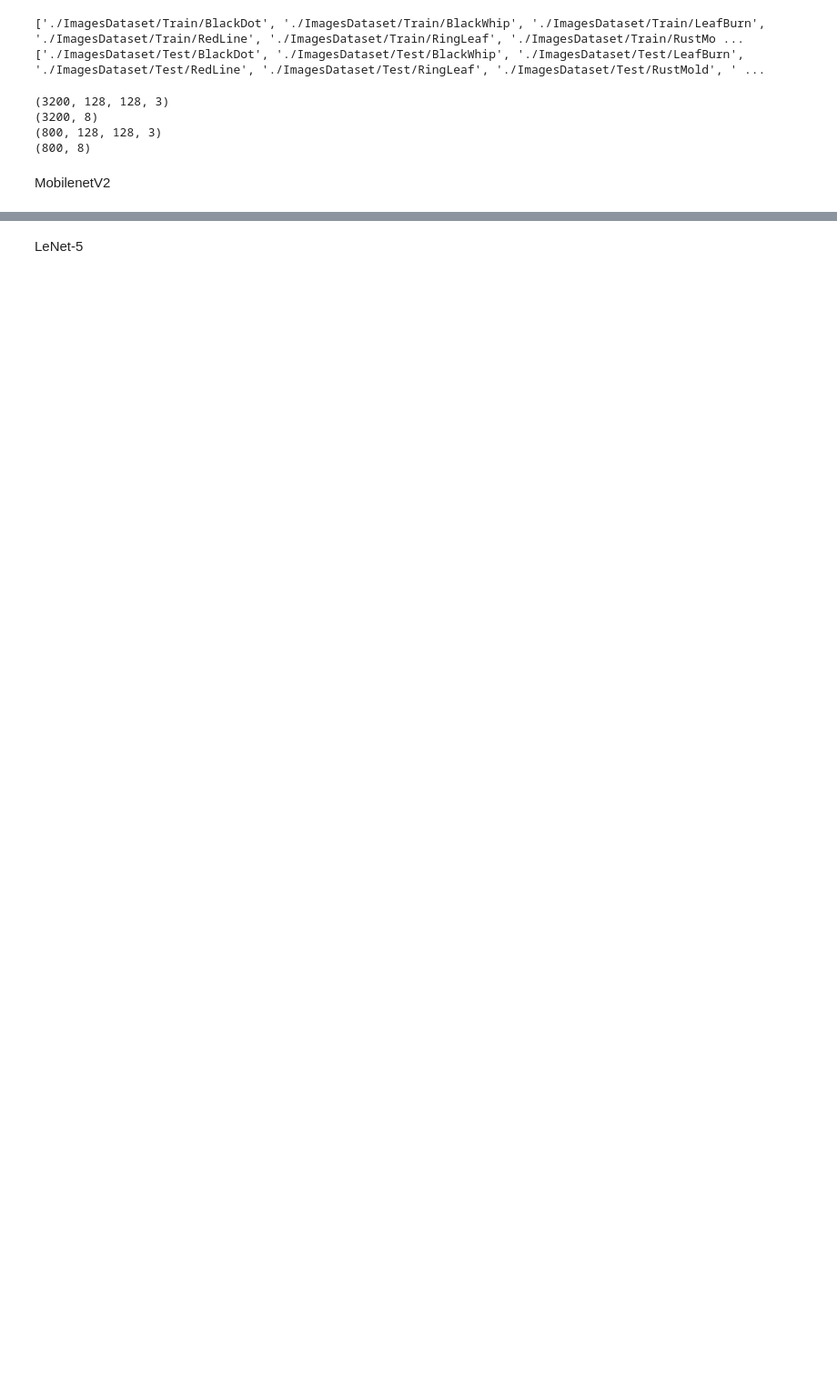
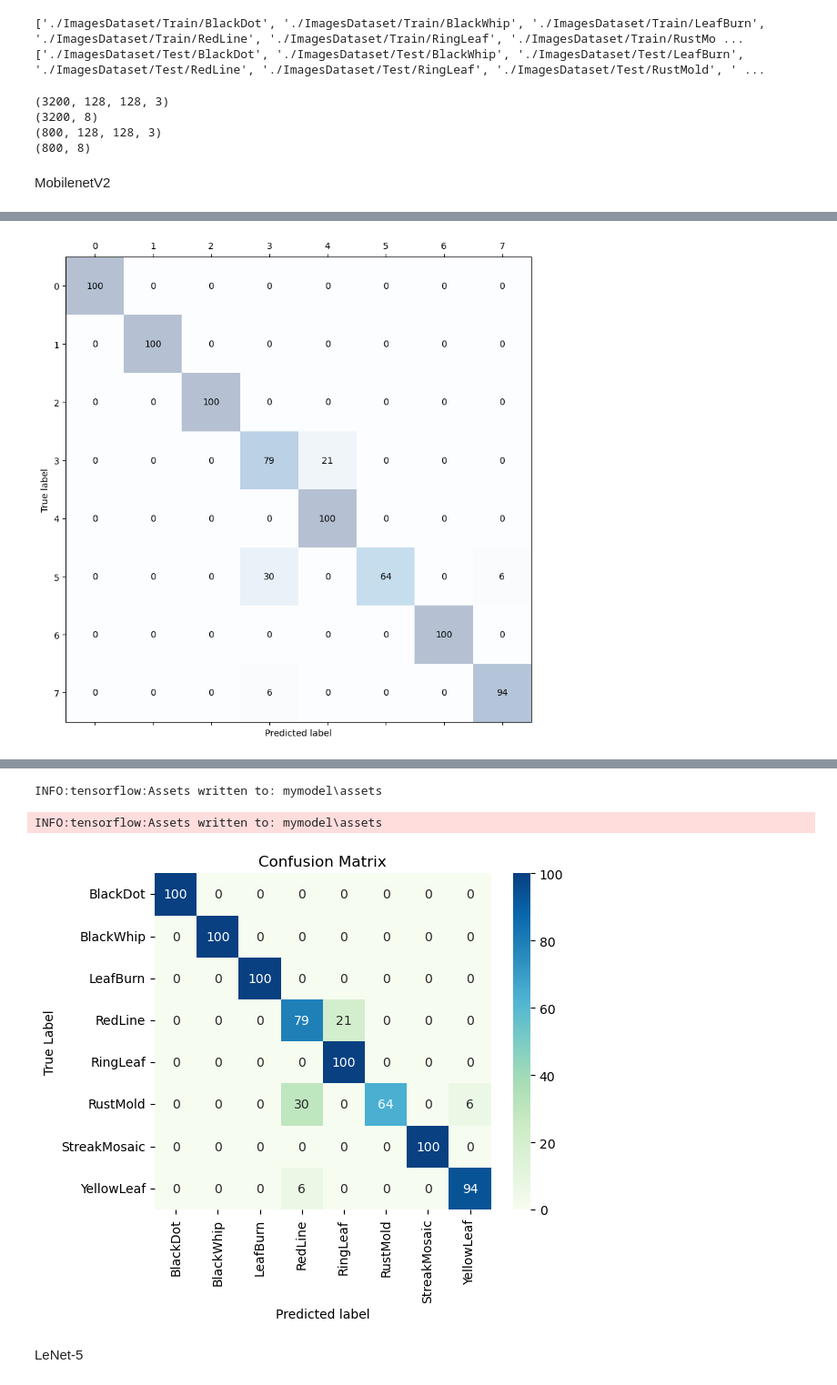
Before and after one commit to chonlatee11/Model-Project, a Jupyter notebook: model.ipynb, the cells around one changed output, grey strips where cells are left out. Shown at 91% size. Drawn from its saved outputs; the diff is of its cells as text; code cells hidden in the pictures; blank space fills up the shorter version.

```diff
--- a/model.ipynb
+++ b/model.ipynb
@@ -206,0 +124,72 @@ Text(0.5, 1.0, 'Confusion Matrix')
+# %%
+from sklearn.metrics import confusion_matrix , accuracy_score, recall_score , f1_score, classification_report
+
+# ฟังก์ชันแปลง array 2d เป็น array 1d เพื่อแปลงค่า label ให้เป็นตัวเลข 0-7
+def convert_to_1d_array(array_2d):
+    array_1d = []
+    for i in range(len(array_2d)):
+        array_1d.append(array_2d[i])
+    return array_1d
+
+# แปลงค่า label ให้เป็นตัวเลข 0-7 และเก็บไว้ในตัวแปร resaultPredictLabels
+mobilenetPredictLabels = convert_to_1d_array(mobilenetPred)
+# print(resaultPredictLabels)
+
+# สร้าง array ขนาด 800 ตัวเลข 0 เพื่อเก็บค่า label จริง
+true_labels = np.zeros(800, dtype=int)
+for i in range(8):
+    true_labels[i*100:(i+1)*100] = i
+# Print the array
+# print(len(true_labels))
+
+
+# นำค่าที่ได้มาใช้ในการวัดประสิทธิภาพของ model โดยใช้ confusion matrix, accuracy, recall, f1 score, classification report และ plot confusion matrix
+# Create a confusion matrix
+confusion_matrix = confusion_matrix(true_labels, mobilenetPredictLabels)
+# Accuracy_score
+accuracy_score = accuracy_score(true_labels, mobilenetPredictLabels)
+# Recall_score
+recall_score = recall_score(true_labels, mobilenetPredictLabels, average='macro')
+# resaultPredict
+f1_score = f1_score(true_labels, mobilenetPredictLabels, average='macro')
+# Classification_report
+classification_report = classification_report(true_labels, mobilenetPredictLabels)
+
+# Print resault
+# print(confusion_matrix)
+fig, ax = plt.subplots(figsize=(8, 8))
+ax.matshow(confusion_matrix, cmap=plt.cm.Blues, alpha=0.3)
+for i in range(confusion_matrix.shape[0]):
+    for j in range(confusion_matrix.shape[1]):
+        ax.text(x=j, y=i, s=confusion_matrix[i, j], va='center', ha='center')
+
+plt.xlabel('Predicted label')
+plt.ylabel('True label')
+plt.tight_layout()
+plt.show()
+# print(accuracy_score)
+# print(recall_score)
+# print(f1_score)
+print(classification_report)
+
+# confusionmatrix
+axes = sns.heatmap(confusion_matrix ,square=True, annot=True, fmt='d', cbar=True, cmap=plt.cm.GnBu)
+
+classlabels = ['BlackDot', 'BlackWhip', 'LeafBurn', 'RedLine', 'RingLeaf', 'RustMold', 'StreakMosaic', 'YellowLeaf']
+
+axes.set_xlabel('Predicted label')
+axes.set_ylabel('True Label')
+
+tick_marks = np.arange(len(classlabels)) + 0.5
+
+axes.set_xticks(tick_marks)
+axes.set_xticklabels(classlabels, rotation=90)
+
+axes.set_yticks(tick_marks)
+axes.set_yticklabels(classlabels, rotation=0)
+
+axes.set_title('Confusion Matrix')
+
+mobilenetModelModify.save("mymodel")
+# %% [output]
+[figure, added]
@@ -207,3 +212,6 @@ Text(0.5, 1.0, 'Confusion Matrix')
+INFO:tensorflow:Assets written to: mymodel\assets
+INFO:tensorflow:Assets written to: mymodel\assets
+[figure, added]
 # %% [markdown]
 LeNet-5
 # %%
```
Also changed, not shown: parts of 10 cells of this notebook.
